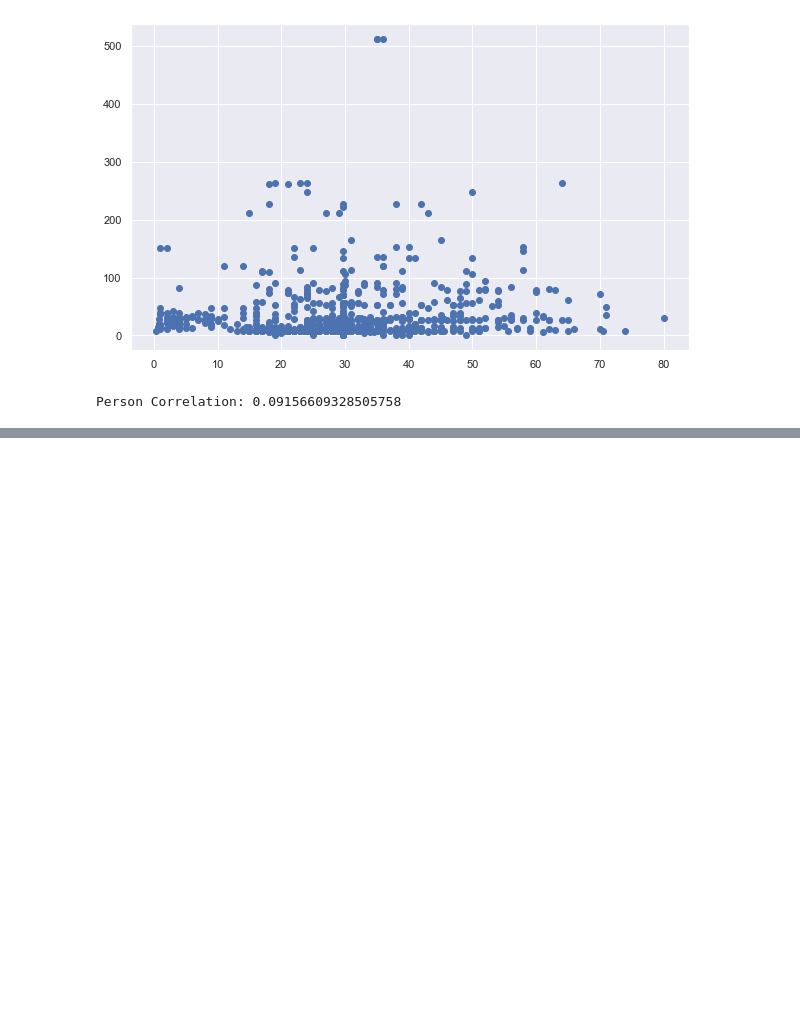
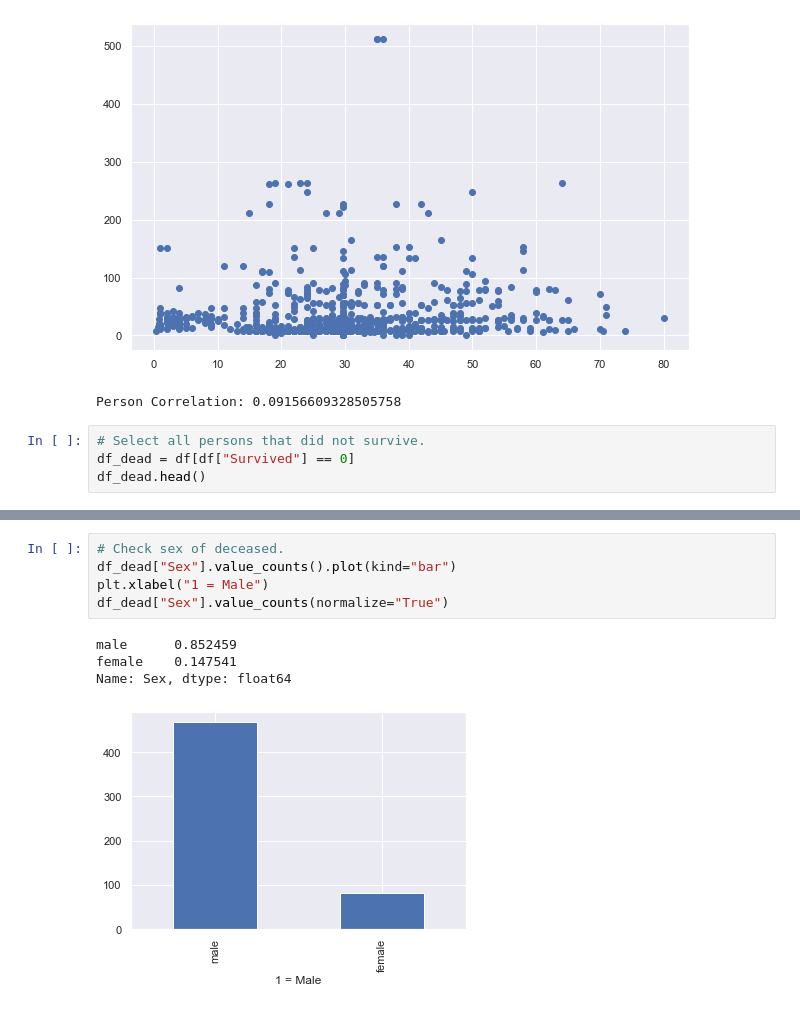
Before and after one commit to schae211/kaggle_titanic, a Jupyter notebook: titanic/EDA_2.ipynb, the cells around one changed output, grey strips where cells are left out. Saved outputs shown, nothing was run; the diff lists cells and outputs as text; blank space fills up the shorter version.

```diff
--- a/titanic/EDA_2.ipynb
+++ b/titanic/EDA_2.ipynb
@@ -135,3 +160,7 @@ print(f"Person Correlation: {np.corrcoef(np.array(df['Age']), np.array(df['Fare'
 # %% [output]
 [figure]
 Person Correlation: 0.09156609328505758
+# %%
+# Select all persons that did not survive.
+df_dead = df[df["Survived"] == 0]
+df_dead.head()
@@ -137,0 +174,10 @@ Person Correlation: 0.09156609328505758
+# %%
+# Check sex of deceased.
+df_dead["Sex"].value_counts().plot(kind="bar")
+plt.xlabel("1 = Male")
+df_dead["Sex"].value_counts(normalize="True")
+# %% [output]
+male      0.852459
+female    0.147541
+Name: Sex, dtype: float64
+[figure, added]
```
Also changed, not shown: parts of 9 cells of this notebook.
